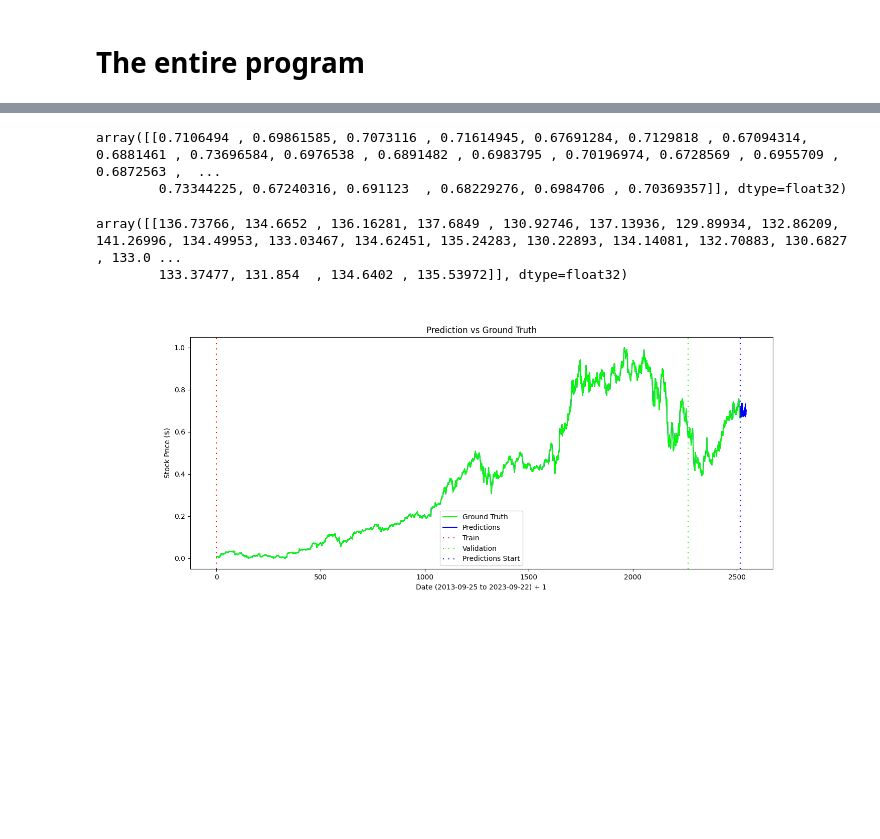
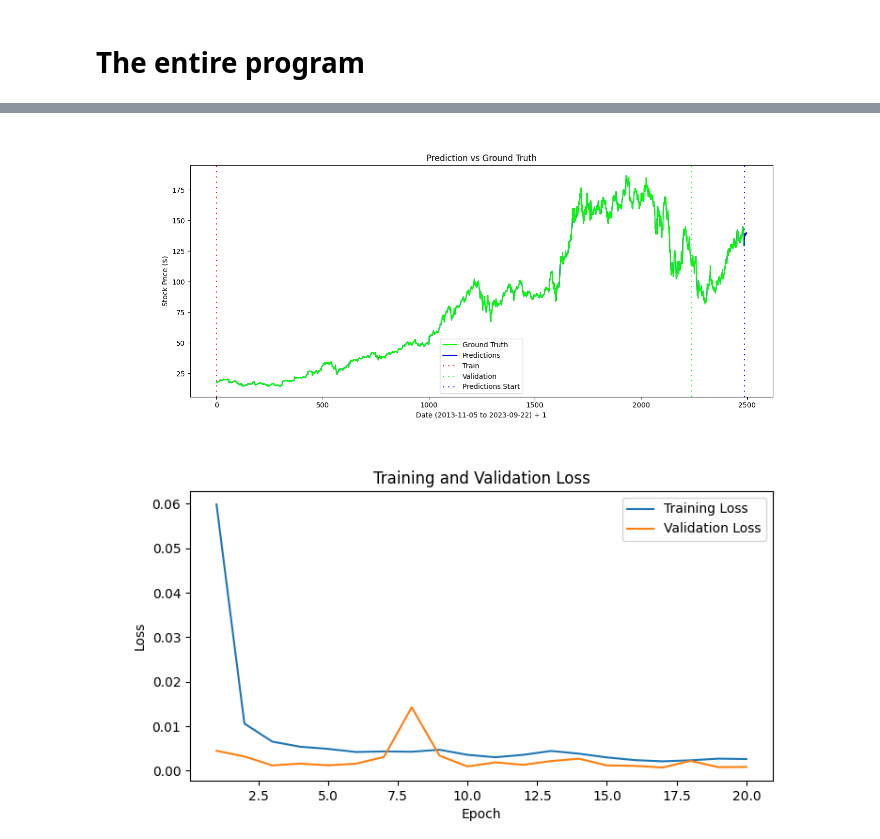
Before and after one commit to harshavb/trading-research, a Jupyter notebook: ForecastTransformer/ForecastTransformer.ipynb, the cells around one changed output, grey strips where cells are left out. Saved outputs shown, nothing was run; the diff lists cells and outputs as text; code cells hidden in the pictures; blank space fills up the shorter version.

Commit message:
Fixes, data upload

```diff
--- a/ForecastTransformer/ForecastTransformer.ipynb
+++ b/ForecastTransformer/ForecastTransformer.ipynb
@@ -624,11 +500,11 @@ df
 # %%
-features, target = get_features_and_target(df, target='Close')
+features, target = get_features_and_target(df, target=target_col)
 
 print(features.shape)
 print(target.shape)
 
 train_data_percent = 1.0
 train_validation_split = 0.9
-sliding_window_size = 30
+sliding_window_size = 5
 tolerance_percent = 2
 # %% [output]
@@ -696,9 +563,9 @@ model = build_model(
     num_heads=8,
     ff_dim=8,
     num_transformer_blocks=8,
-    mlp_units=64,
-    mlp_dropout=0.3,
-    dropout=0.3
+    mlp_units=128,
+    mlp_dropout=0.05,
+    dropout=0.05
     )
 model = compile_model(model, learning_rate=0.001)
 # %%
@@ -740,44 +597,9 @@ predicted_values = pred_vals
-# %%
-# scaled predicted values
-predicted_values
-# %% [output]
-array([[0.7106494 , 0.69861585, 0.7073116 , 0.71614945, 0.67691284, 0.7129818 , 0.67094314, 0.6881461 , 0.73696584, 0.6976538 , 0.6891482 , 0.6983795 , 0.70196974, 0.6728569 , 0.6955709 , 0.6872563 ,  ...
-        0.73344225, 0.67240316, 0.691123  , 0.68229276, 0.6984706 , 0.70369357]], dtype=float32)
-# %%
-# unscaled predicted values
-scaler.inverse_transform(predicted_values)
-# %% [output]
-array([[136.73766, 134.6652 , 136.16281, 137.6849 , 130.92746, 137.13936, 129.89934, 132.86209, 141.26996, 134.49953, 133.03467, 134.62451, 135.24283, 130.22893, 134.14081, 132.70883, 130.6827 , 133.0 ...
-        133.37477, 131.854  , 134.6402 , 135.53972]], dtype=float32)
 # %%
 ground_truth_x_axis = df['Close'].values.reshape(-1, 1)
-predicted_x_axis = np.append(ground_truth_x_axis, predicted_values)
+predicted_x_axis = np.append(ground_truth_x_axis, pred_vals)
-# %%
-def plot_prediction_vs_gt(scaler: MinMaxScaler, predicted, ground_truth, start_date, end_date, train_data_len, train_validation_split):
-    # Use the unscaled data to see prices
-    #scaler_pred = scaler.inverse_transform(predicted)
-    #scaler_ground_truth = scaler.inverse_transform(ground_truth)
-
-    plt.figure(figsize=(15, 6))
-
-    # Adding the predicted, ground truth, and tomorrow's prediction
-    plt.plot(predicted.flatten(), label='Predictions', color='#0000FF')
-    plt.plot(ground_truth.flatten(), label='Ground Truth', color='#00FF00')
-
-    # Adding vertical lines indicating different data usages
-    plt.axvline(x=0, label='Train', color='#FF0000', ls=(0, (1, 4)))  # this data was used for model training by keras.
-    plt.axvline(x=train_data_len * train_validation_split, label='Validation', color='#00FF00', ls=(0, (1, 4)))   # this data was used for model validation by keras.
-    plt.axvline(x=train_data_len, label='Predictions Start', color='#0000FF', ls=(0, (1, 4)))   # this is the test data - predictions are made on it, and we can compare it to ground truth.
-    handles, labels = plt.gca().get_legend_handles_labels()
-    order = [1,0,2,3,4]
-
-    plt.xlabel('Date (' + start_date + ' to ' + end_date + ') + 1')
-    plt.ylabel('Stock Price ($)')
-    plt.title('Prediction vs Ground Truth')
-    plt.legend([handles[idx] for idx in order], [labels[idx] for idx in order])
-    plt.savefig('Prediction.png')
-    plt.show()
 # %%
 plot_prediction_vs_gt(scaler, predicted_x_axis, ground_truth_x_axis, start_date, end_date, train_data_len, train_validation_split)
+plot_loss_chart(history)
 # %% [output]
-[figure, old version]
+[figure, new version]
+[figure, added]
```
Also changed, not shown: parts of 21 cells of this notebook, 1 other file.
